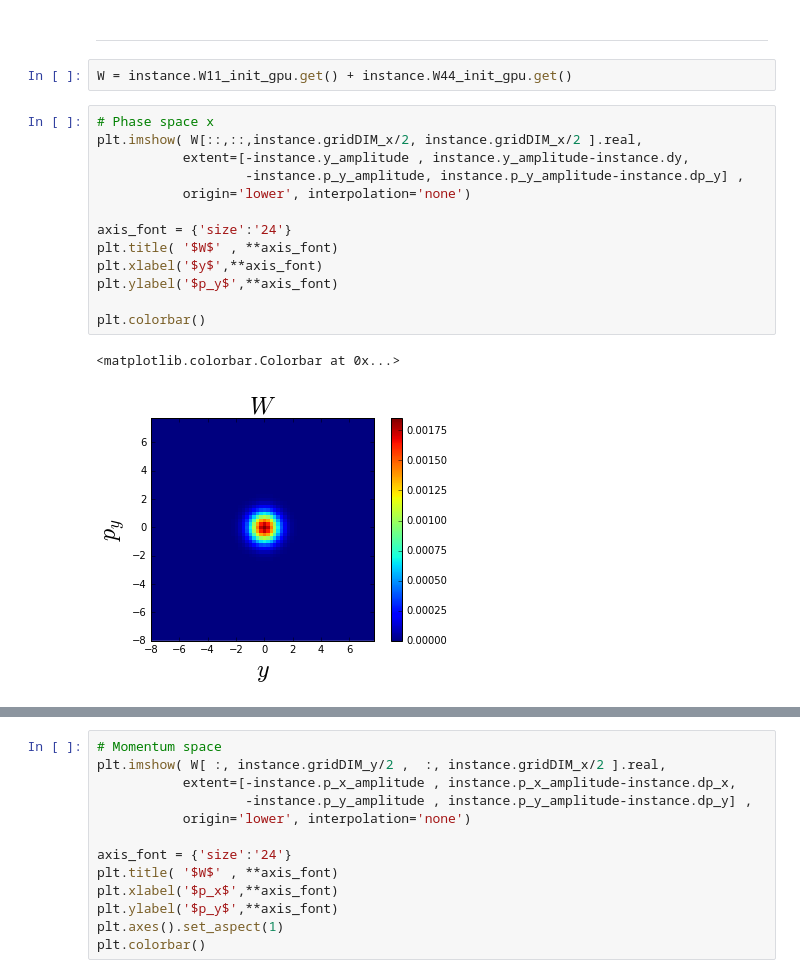
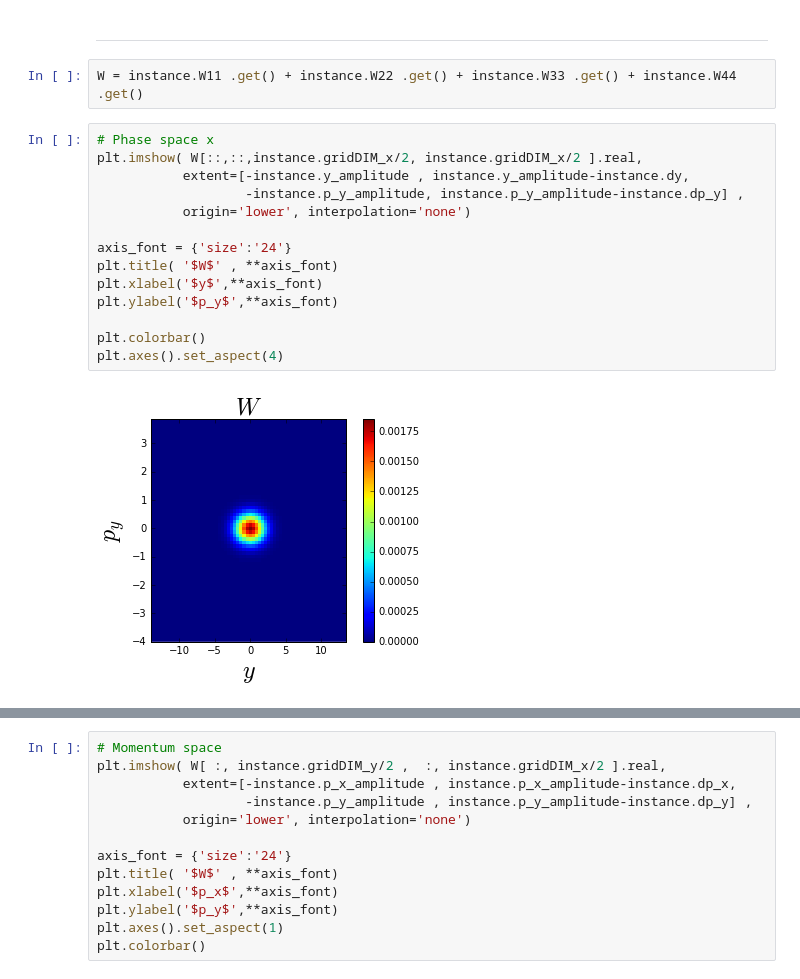
Before and after one commit to cabrer7/PyWignerCUDA2, a Jupyter notebook: instances/WignerDirac4D_64_64/LinearX.ipynb, the cells around one changed output, grey strips where cells are left out. Saved outputs shown, nothing was run; the diff lists cells and outputs as text.

```diff
--- a/instances/WignerDirac4D_64_64/LinearX.ipynb
+++ b/instances/WignerDirac4D_64_64/LinearX.ipynb
@@ -121,23 +127,23 @@ instance.Set_Initial_Condition()
 # %% [markdown]
 ********************************************
 # %%
-W = instance.W11_init_gpu.get() + instance.W44_init_gpu.get()
+W = instance.W11 .get() + instance.W22 .get() + instance.W33 .get() + instance.W44 .get()
 # %%
 # Phase space x
 plt.imshow( W[::,::,instance.gridDIM_x/2, instance.gridDIM_x/2 ].real,
            extent=[-instance.y_amplitude , instance.y_amplitude-instance.dy,
                    -instance.p_y_amplitude, instance.p_y_amplitude-instance.dp_y] ,
            origin='lower', interpolation='none')
 
 axis_font = {'size':'24'}
 plt.title( '$W$' , **axis_font)
 plt.xlabel('$y$',**axis_font)
 plt.ylabel('$p_y$',**axis_font)
 
 plt.colorbar()
+plt.axes().set_aspect(4)
 # %% [output]
-<matplotlib.colorbar.Colorbar at 0x...>
-[figure, old version]
+[figure, new version]
 # %%
 # Phase space y
 plt.imshow( W[instance.gridDIM_y/2, instance.gridDIM_y/2, :, : ].real,
```
Also changed, not shown: parts of 31 cells of this notebook.
